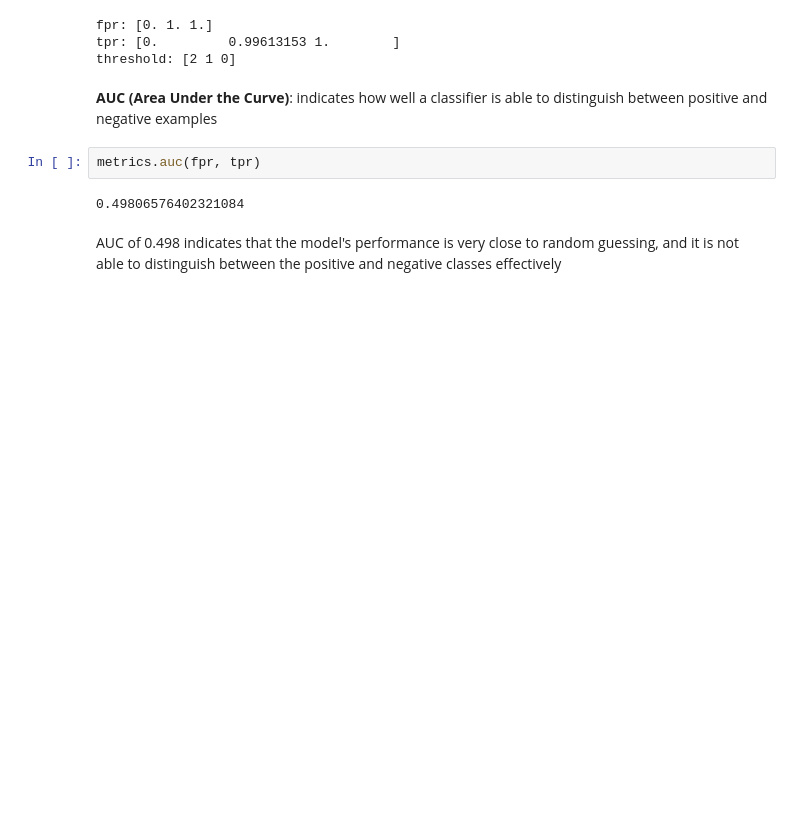
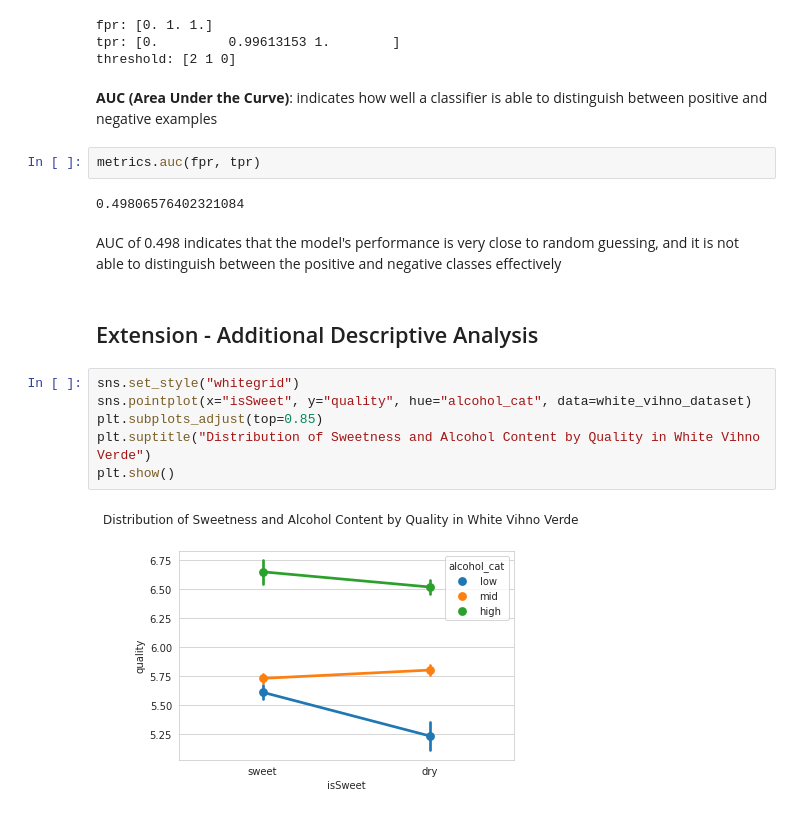
Before and after one commit to c0037654Newcastle/CSC2034-DS-Project, a Jupyter notebook: CSC2034_DS_Project.ipynb, the cells around one changed output. Cells and saved outputs as stored; diff of their text form; blank space fills up the shorter version.

```diff
--- a/CSC2034_DS_Project.ipynb
+++ b/CSC2034_DS_Project.ipynb
@@ -1086,3 +1086,13 @@ metrics.auc(fpr, tpr)
 0.49806576402321084
 # %% [markdown]
 AUC of 0.498 indicates that the model's performance is very close to random guessing, and it is not able to distinguish between the positive and negative classes effectively
+# %% [markdown]
+## Extension - Additional Descriptive Analysis
+# %%
+sns.set_style("whitegrid")
+sns.pointplot(x="isSweet", y="quality", hue="alcohol_cat", data=white_vihno_dataset)
+plt.subplots_adjust(top=0.85)
+plt.suptitle("Distribution of Sweetness and Alcohol Content by Quality in White Vihno Verde")
+plt.show()
+# %% [output]
+[figure, added]
```
Also changed, not shown: parts of 13 cells of this notebook.
